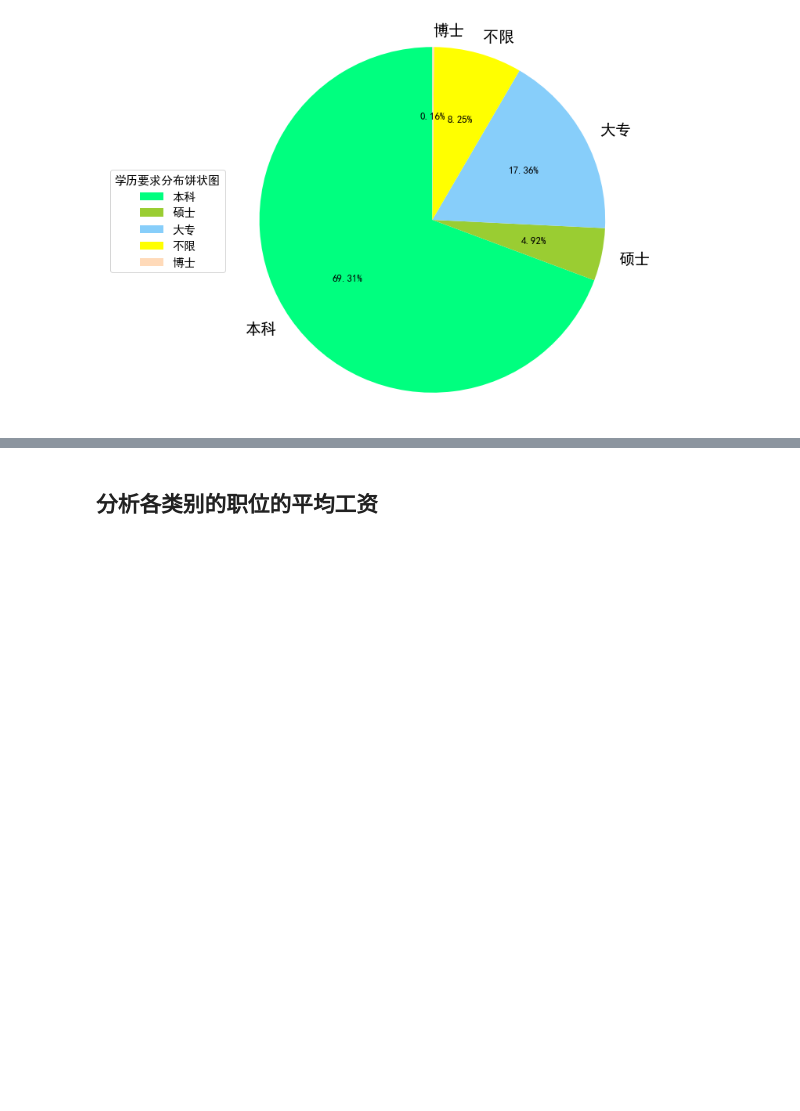
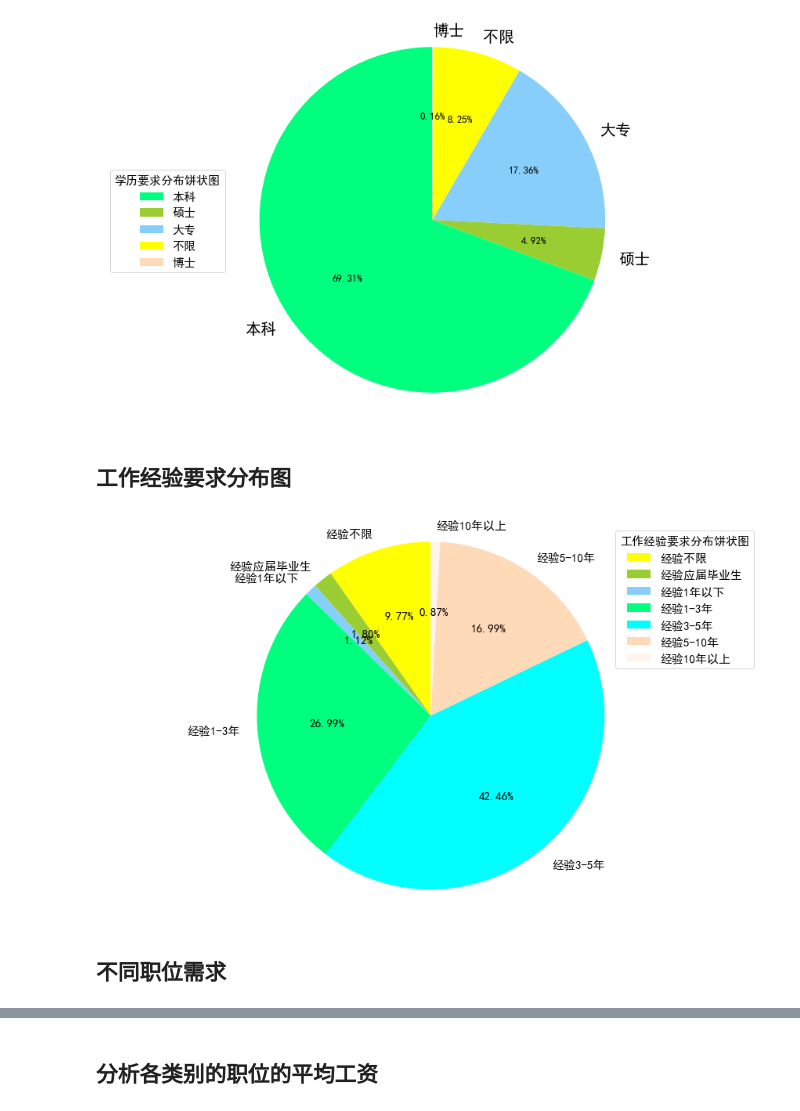
Before and after one commit to Zhangliying12/Data-Mining-and-Analysis-of-Recruitment-Website, a Jupyter notebook: 数据读取+分析/data_analyse.ipynb, the cells around one changed output, grey strips where cells are left out. Drawn from its saved outputs; the diff is of its cells as text; code cells hidden in the pictures; blank space fills up the shorter version.

```diff
--- a/数据读取+分析/data_analyse.ipynb
+++ b/数据读取+分析/data_analyse.ipynb
@@ -189,41 +191,52 @@ plt.savefig("./image/100dpi/学历要求分布饼状图-100dpi.jpg",dpi=100,bbox
 plt.show()
 # %% [output]
 [figure]
+# %% [markdown]
+## 工作经验要求分布图
 # %%
 # 工作经验要求分布图
+exp =['经验不限',
+    '经验应届毕业生',
+    '经验1年以下',
+    '经验1-3年',
+    '经验3-5年',
+    '经验5-10年',
+    '经验10年以上']
+
 experience_dict = collections.Counter(df_all['experience'])
 experience_dict_ord = collections.OrderedDict()
-experience_dict_ord['经验不限'] = experience_dict['经验不限']
-experience_dict_ord['经验应届毕业生'] = experience_dict['经验应届毕业生']
-experience_dict_ord['经验1年以下'] = experience_dict['经验1年以下']
-experience_dict_ord['经验1-3年'] = experience_dict['经验1-3年']
-experience_dict_ord['经验3-5年'] = experience_dict['经验3-5年']
-experience_dict_ord['经验5-10年'] = experience_dict['经验5-10年']
-experience_dict_ord['经验10年以上'] = experience_dict['经验10年以上']
+
+for e in exp:
+    experience_dict_ord[e] = experience_dict[e]
+
 #for k,v in experience_dict.items():
 #    print(k+":"+str(v))
 plt.figure(figsize=(15,9))
 sizes = experience_dict_ord.values() #每块值
 labels = experience_dict_ord.keys() #定义标签
 colors = ['yellow','yellowgreen','lightskyblue','springgreen','cyan','peachpuff','seashell'] #每块颜色定义
 patches,text1,text2 = plt.pie(sizes,
                       labels=labels,
                       colors=colors,
                       labeldistance = 1.1,#图例距圆心半径倍距离
                       autopct = '%3.2f%%', #数值保留固定小数位
                       shadow = False, #无阴影设置
                       startangle =90, #逆时针起始角度设置
                       pctdistance = 0.6) #数值距圆心半径倍数距离
 i = 0
 for t in text1:
     pass
 
 plt.axis('equal')
 plt.legend(title="工作经验要求分布饼状图")
 plt.savefig("./image/300dpi/工作经验要求分布饼状图-300dpi.jpg",dpi=300,bbox_inches = 'tight')
 plt.savefig("./image/200dpi/工作经验要求分布饼状图-200dpi.jpg",dpi=200,bbox_inches = 'tight')
 plt.savefig("./image/100dpi/工作经验要求分布饼状图-100dpi.jpg",dpi=100,bbox_inches = 'tight')
 plt.show()
+# %% [output]
+[figure, added]
+# %% [markdown]
+## 不同职位需求
 # %%
 # 不同职位需求
 position_dict = collections.Counter(df_all['position'])
```
Also changed, not shown: parts of 14 cells of this notebook, 32 other files.
